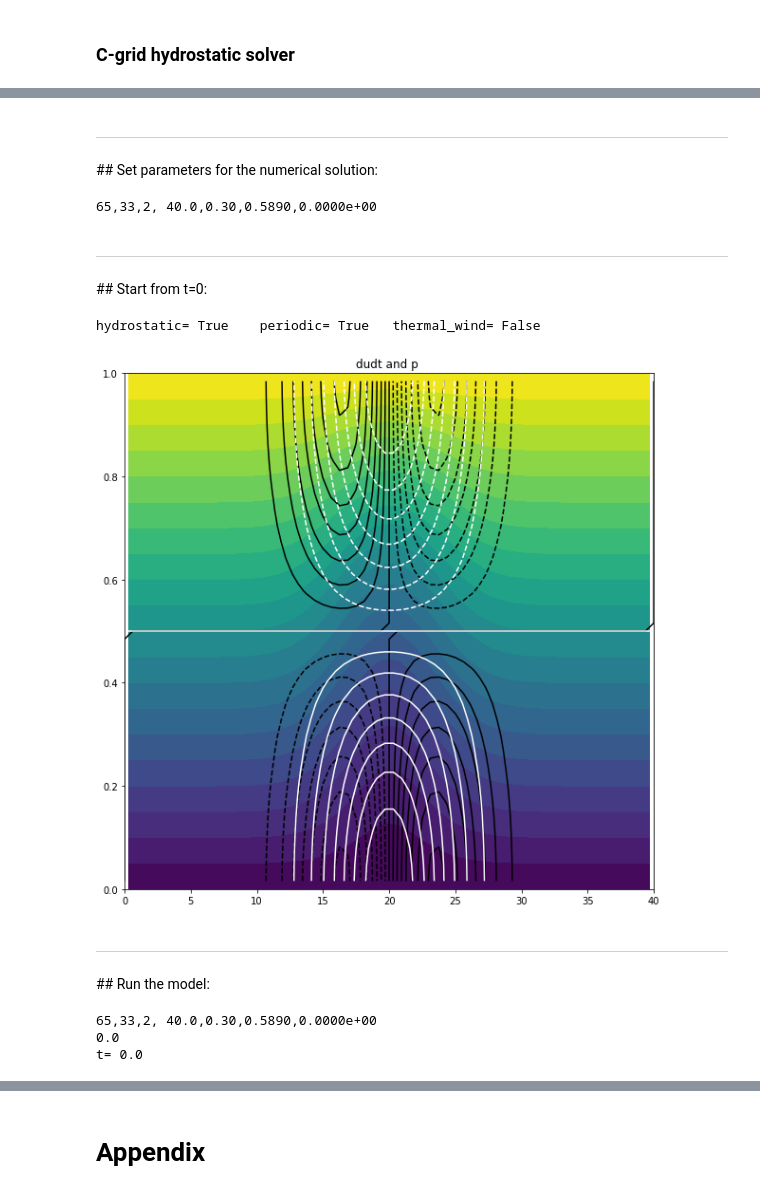
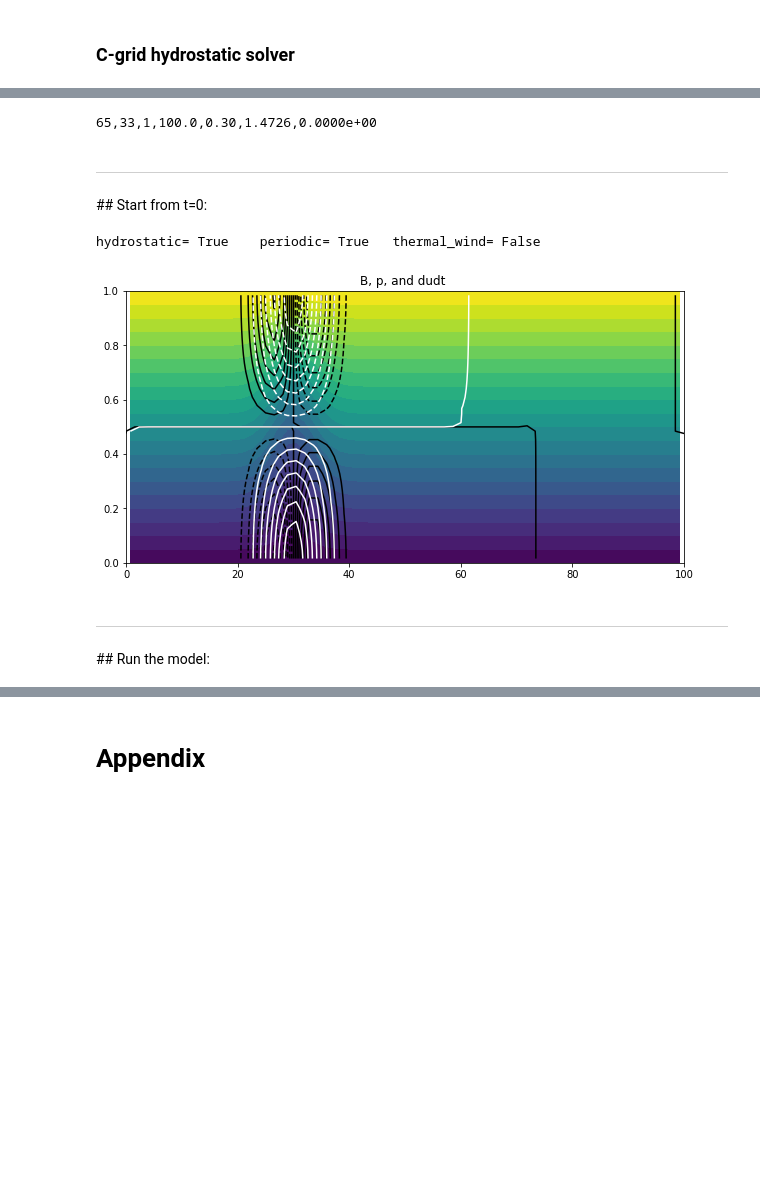
Before and after one commit to weiming9115/ATM663_convection_meso, a Jupyter notebook: Assignments/Notebooks/Fiedler_anacondaweb_2dinternalwave_hydrostatic_vs_nonhyd.ipynb, the cells around one changed output, grey strips where cells are left out. Cells and saved outputs as stored; diff of their text form; code cells hidden in the pictures; blank space fills up the shorter version.

Commit message:
hydrostatic gravity wave nb improved a lot

```diff
--- a/Assignments/Notebooks/Fiedler_anacondaweb_2dinternalwave_hydrostatic_vs_nonhyd.ipynb
+++ b/Assignments/Notebooks/Fiedler_anacondaweb_2dinternalwave_hydrostatic_vs_nonhyd.ipynb
@@ -637,21 +642,30 @@ def wfromu(u,dx,dz):
 # %%
-nexp = 2
+hydrostatic = True # set above
+fcoriolis = 0.05 # 0,0.05,.1,.2  are interesting choices
+thermal_wind = False # with fcoriolis>0, initialize with thermal wind balance in waves
+
+# Numbered experiments, too fussy -- I just adjust #1
+nexp = 1
 periodic = True
-plot_x_to_y = 1.0 # default square plots
+plot_x_to_y = 2.0 # squashing factor, 1.0 for default square plots
 
-if nexp == 1 : # long wave, off-centered init
-    xmax, zmax = 40 ,1.
+if nexp == 1 : # narrow wave of initial b, off-centered init
+    xmax, zmax = 100 ,1.
     strat = 1
     centered = .6
-if nexp == 2 : # long wave, centered init
+    gwidth = .05*xmax # 0.125 was default
+
+
+# ------------------------- originals ----------------
+if nexp == 2 : # narrow wave, centered init
     xmax, zmax = 40 ,1.
     strat = 1
     centered = 1.
-if nexp == 3 : # short wave, off-centered init
+if nexp == 3 : # wide wave, off-centered init
     xmax, zmax = 4 ,1.
     strat = 1
     centered = .6
-if nexp == 4 : # short wave, centered init
+if nexp == 4 : # wide wave, centered init
     xmax, zmax = 4 ,1.
     strat = 1
     centered = 1.
@@ -841,14 +844,13 @@ def doplot():
-# %% [markdown]
-<hr/>
-## Set parameters for the numerical solution:
 # %%
-hydrostatic = True
-# periodic = True # normally set at top of notebook
+# timestep, diffusion, etc.
+# hydrostatic = True # set above
+# periodic = True # normally set at experiment specification cell
 
 invlapl = poisson_p_fft_prep(Nx-1,Nz-1, dx, dz, periodic=periodic)
 
-thermal_wind = False # with fcoriolis>0, initialize with thermal wind balance in waves
-fcoriolis = 0.0 # 0,0.05,.1,.2  are interesting choices
+#set above thermal_wind = False # with fcoriolis>0, initialize with thermal wind balance in waves
+#set above fcoriolis = 0.1 # 0,0.05,.1,.2  are interesting choices
+
 cfl = 0.3 # what fraction of a grid space is a wave allowed to travel in one time unit?
 
 speedmax = 1/3.1415 # estimated maximum wave speed, or fluid speed, that will occur
@@ -871,5 +873,5 @@ outdir = "wave" # set = to a directory name, if you want to save png, or None
 if outdir != None and not os.path.exists(outdir): os.mkdir(outdir)
 print(expt)
 # %% [output]
-65,33,2, 40.0,0.30,0.5890,0.0000e+00
+65,33,1,100.0,0.30,1.4726,0.0000e+00
 # %%
@@ -886,7 +889,7 @@ else:
 <hr>
 ##  Start from t=0:
 # %%
-# copy initial fields, except pressure, to model:
+# copy initial fields to model and compute initial pressure:
 u = ui.copy()
 v = vi.copy()
 w = wi.copy()
@@ -911,45 +914,37 @@ else:
         dudt[:,0] += (p[:,-1]-p[:,0])/dx
         dudt[:,-1] = dudt[:,0]
 
 ####
 
 dbdta = [None]*3
 dudta = [None]*3
 dvdta = [None]*3
 dwdta = [None]*3
 
 nstep = 0
 monitor = []
 monitor_title=''
 times = []
 kinEn = []
 potEn = []
 totEn = []
 t=0. # initial value for t
 
-quick,simple = plt.subplots(figsize=(10,10))
+quick,simple = plt.subplots(figsize=(10,5))
 simple.contourf(xb,zb,Btotal(bi,strat,zb),20) # total buoyancy B
 if thermal_wind and fcoriolis>0.:
     v = u_to_p(-dudt/fcoriolis)
     simple.contour(xv,zv,v,20,colors="grey")
     simple.set_title("v and p, in thermal wind balance")
 else:
     simple.contour(xu,zu,dudt,20,colors="black")
-    simple.set_title("dudt and p ")
+    simple.set_title("B, p, and dudt ")
 simple.contour(xp,zp,p,20,colors="white")
 print("hydrostatic=",hydrostatic,"   periodic=",periodic, "  thermal_wind=",thermal_wind)
 # %% [output]
 hydrostatic= True    periodic= True   thermal_wind= False
-[figure, old version]
+[figure, new version]
 # %% [markdown]
 <hr/>
 ## Run the model:
-# %%
-print(expt)
-print(fcoriolis)
-print("t=",t)
-# %% [output]
-65,33,2, 40.0,0.30,0.5890,0.0000e+00
-0.0
-t= 0.0
 # %%
```
Also changed, not shown: parts of 35 cells of this notebook.
